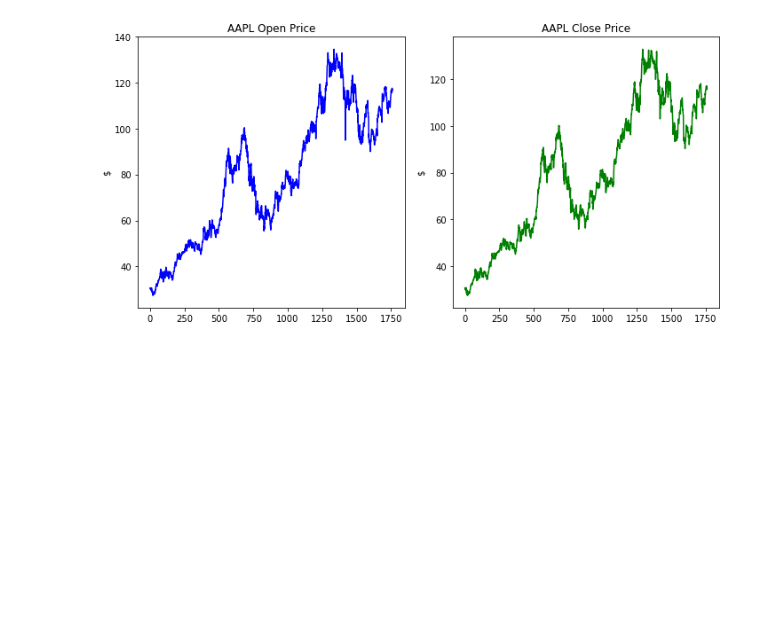
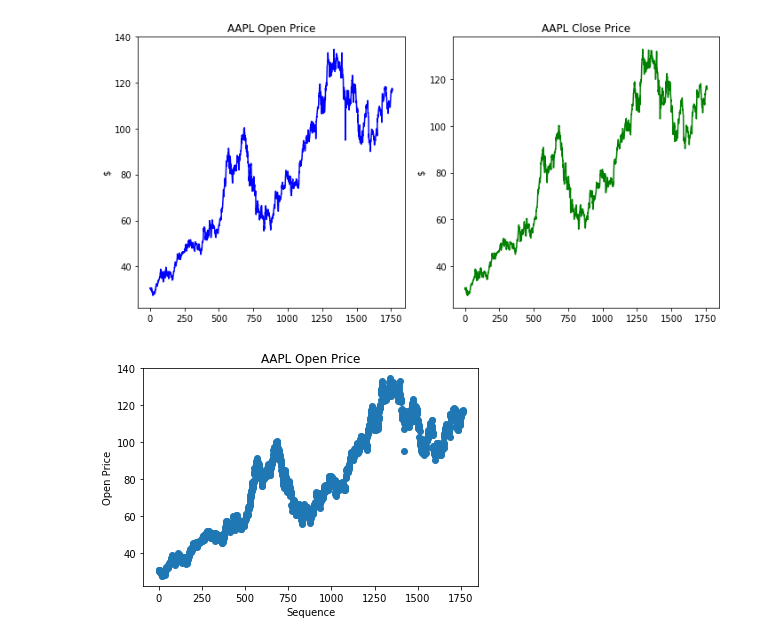
Before and after one commit to zhangtongds/IMDB-ratings-prediction, a Jupyter notebook: AAPL Price.ipynb, the cells around one changed output. Saved outputs shown, nothing was run; the diff lists cells and outputs as text; code cells hidden in the pictures; blank space fills up the shorter version.

Commit message:
Update previous doc with more plots

```diff
--- a/AAPL Price.ipynb
+++ b/AAPL Price.ipynb
@@ -43,3 +44,11 @@ plt.tight_layout()
 plt.show()
 # %% [output]
 [figure]
+# %%
+plt.scatter(np.linspace(0,df['Open'].size, df['Open'].size), y = df['Open'])
+plt.xlabel('Sequence')
+plt.ylabel('Open Price')
+plt.title('AAPL Open Price')
+plt.show()
+# %% [output]
+[figure, added]
```
Also changed, not shown: parts of 3 cells of this notebook.
